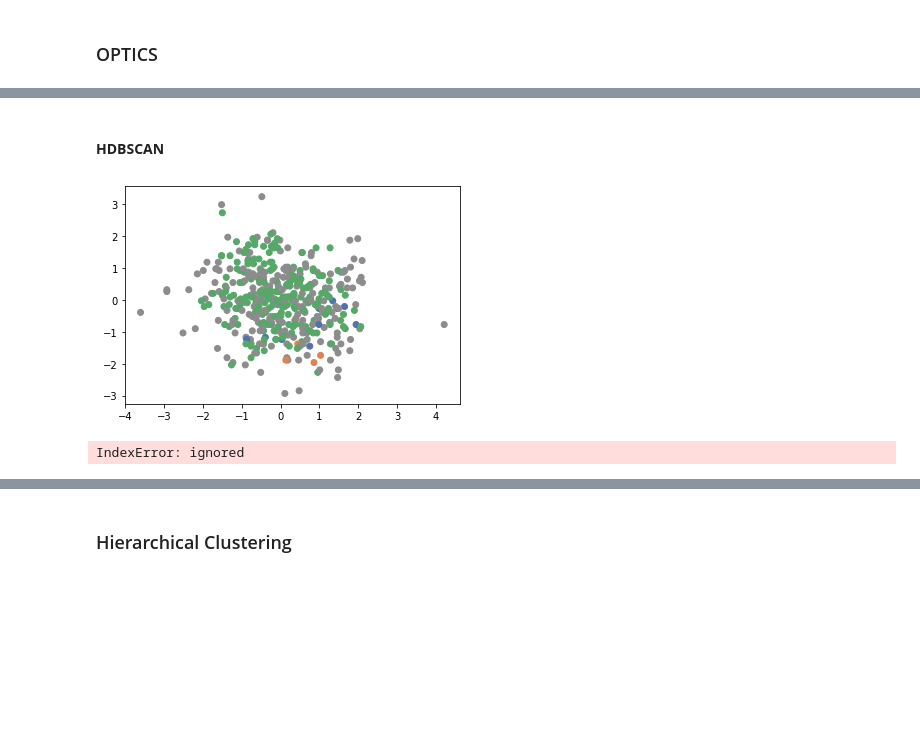
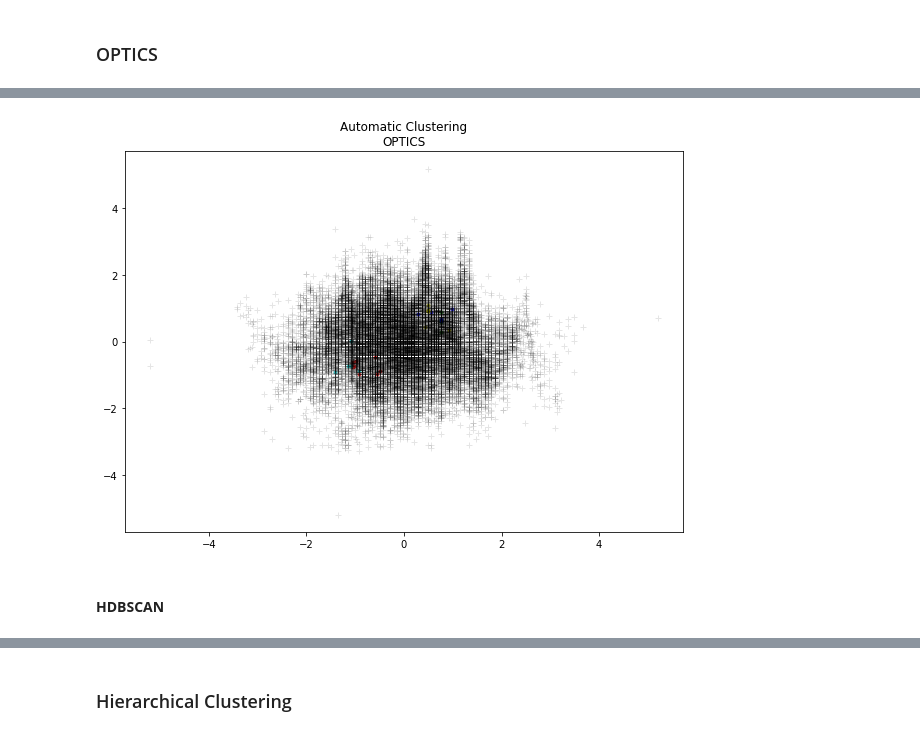
Before and after one commit to lilfetz22/Health_Scores_CAP2, a Jupyter notebook: scripts/Health_Scores_ML.ipynb, the cells around one changed output, grey strips where cells are left out. Drawn from its saved outputs; the diff is of its cells as text; code cells hidden in the pictures; blank space fills up the shorter version.

```diff
--- a/scripts/Health_Scores_ML.ipynb
+++ b/scripts/Health_Scores_ML.ipynb
@@ -210,3 +212,7 @@ optics_fx(tract_arr)
+# %%
+optic_tract['optic_cluster'] = optics_fx(tract_arr)
+# %% [output]
+[figure, added]
 # %% [markdown]
 #### **HDBSCAN**
 # %%
@@ -219,8 +226,0 @@ def hbds_fx(arr):
-# %%
-hbds_fx(city_arr)
-# %% [output]
-[figure, removed]
-# %%
-hbds_fx(tract_arr)
-# %% [output]
-IndexError: ignored
```
Also changed, not shown: parts of 85 cells of this notebook.
